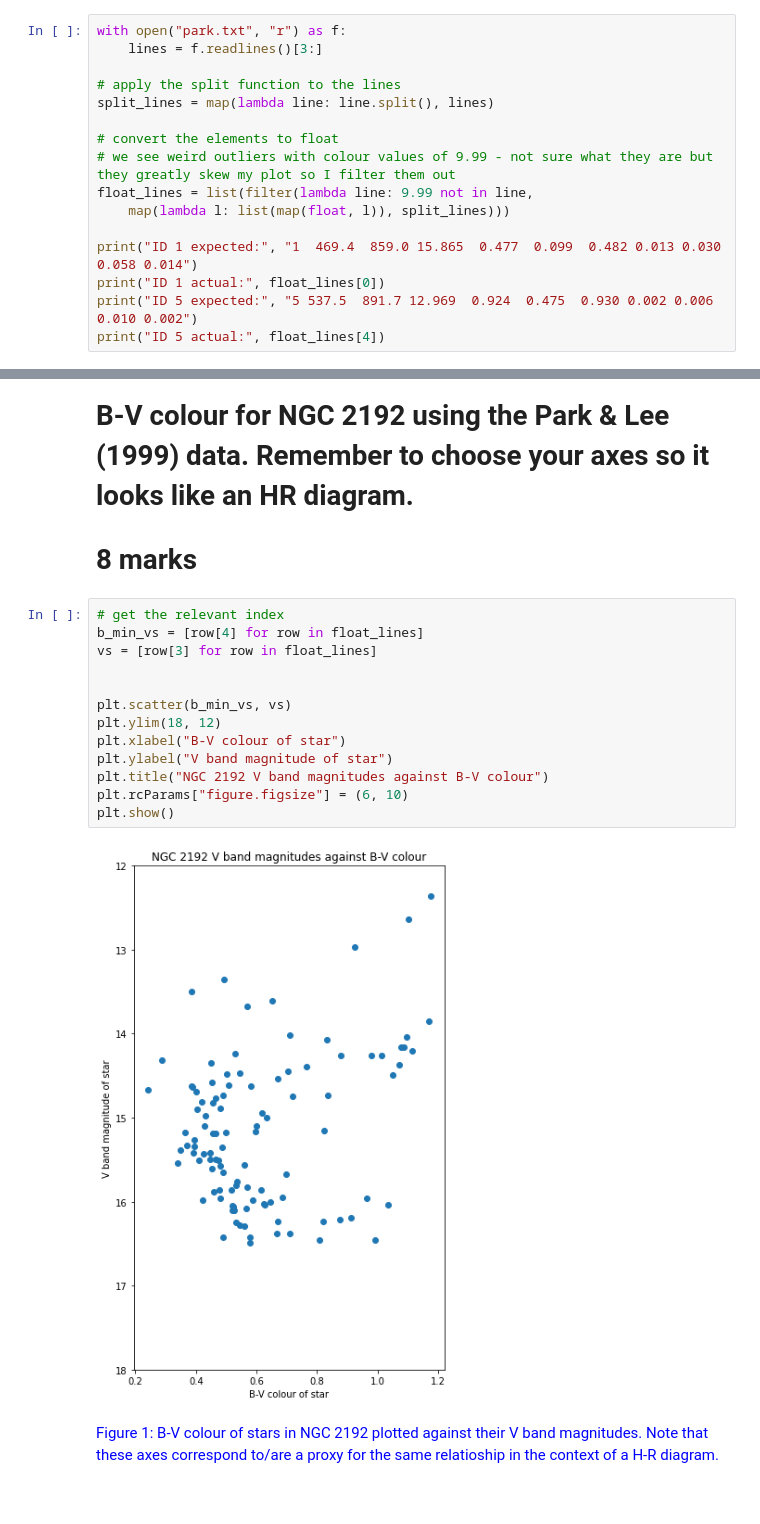
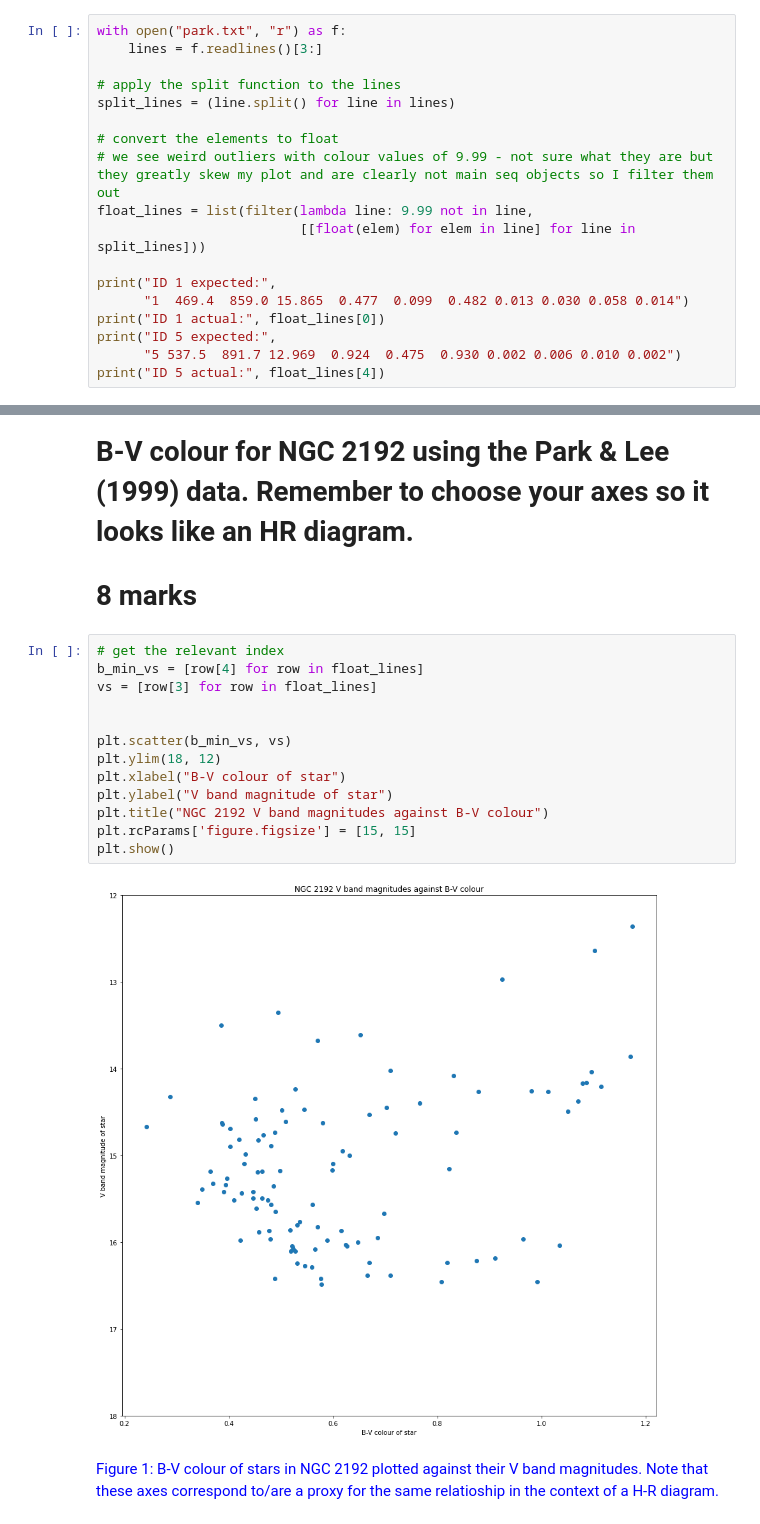
Before and after one commit to cedliang/ASP3231, a Jupyter notebook: Assignment_1/ASP3231_Assignment1_2022.ipynb, the cells around one changed output, grey strips where cells are left out. Cells and saved outputs as stored; diff of their text form.

```diff
--- a/Assignment_1/ASP3231_Assignment1_2022.ipynb
+++ b/Assignment_1/ASP3231_Assignment1_2022.ipynb
@@ -237,16 +243,18 @@ with open("park.txt", "r") as f:
     lines = f.readlines()[3:]
 
 # apply the split function to the lines
-split_lines = map(lambda line: line.split(), lines)
+split_lines = (line.split() for line in lines)
 
 # convert the elements to float
-# we see weird outliers with colour values of 9.99 - not sure what they are but they greatly skew my plot so I filter them out
+# we see weird outliers with colour values of 9.99 - not sure what they are but they greatly skew my plot and are clearly not main seq objects so I filter them out
 float_lines = list(filter(lambda line: 9.99 not in line,
-    map(lambda l: list(map(float, l)), split_lines)))
+                          [[float(elem) for elem in line] for line in split_lines]))
 
-print("ID 1 expected:", "1  469.4  859.0 15.865  0.477  0.099  0.482 0.013 0.030 0.058 0.014")
+print("ID 1 expected:",
+      "1  469.4  859.0 15.865  0.477  0.099  0.482 0.013 0.030 0.058 0.014")
 print("ID 1 actual:", float_lines[0])
-print("ID 5 expected:", "5 537.5  891.7 12.969  0.924  0.475  0.930 0.002 0.006 0.010 0.002")
+print("ID 5 expected:",
+      "5 537.5  891.7 12.969  0.924  0.475  0.930 0.002 0.006 0.010 0.002")
 print("ID 5 actual:", float_lines[4])
 # %% [output]
 ID 1 expected: 1  469.4  859.0 15.865  0.477  0.099  0.482 0.013 0.030 0.058 0.014
@@ -260,18 +268,18 @@ ID 5 actual: [5.0, 537.5, 891.7, 12.969, 0.924, 0.475, 0.93, 0.002, 0.006, 0.01,
 # %%
 # get the relevant index
 b_min_vs = [row[4] for row in float_lines]
 vs = [row[3] for row in float_lines]
 
 
 plt.scatter(b_min_vs, vs)
 plt.ylim(18, 12)
 plt.xlabel("B-V colour of star")
 plt.ylabel("V band magnitude of star")
 plt.title("NGC 2192 V band magnitudes against B-V colour")
-plt.rcParams["figure.figsize"] = (6, 10)
+plt.rcParams['figure.figsize'] = [15, 15]
 plt.show()
 # %% [output]
-[figure, old version]
+[figure, new version]
 # %% [markdown]
 <font color=blue> Figure 1: B-V colour of stars in NGC 2192 plotted against their V band magnitudes. Note that these axes correspond to/are a proxy for the same relatioship in the context of a H-R diagram.
 # %% [markdown]
```
Also changed, not shown: parts of 28 cells of this notebook, 6 other files.
